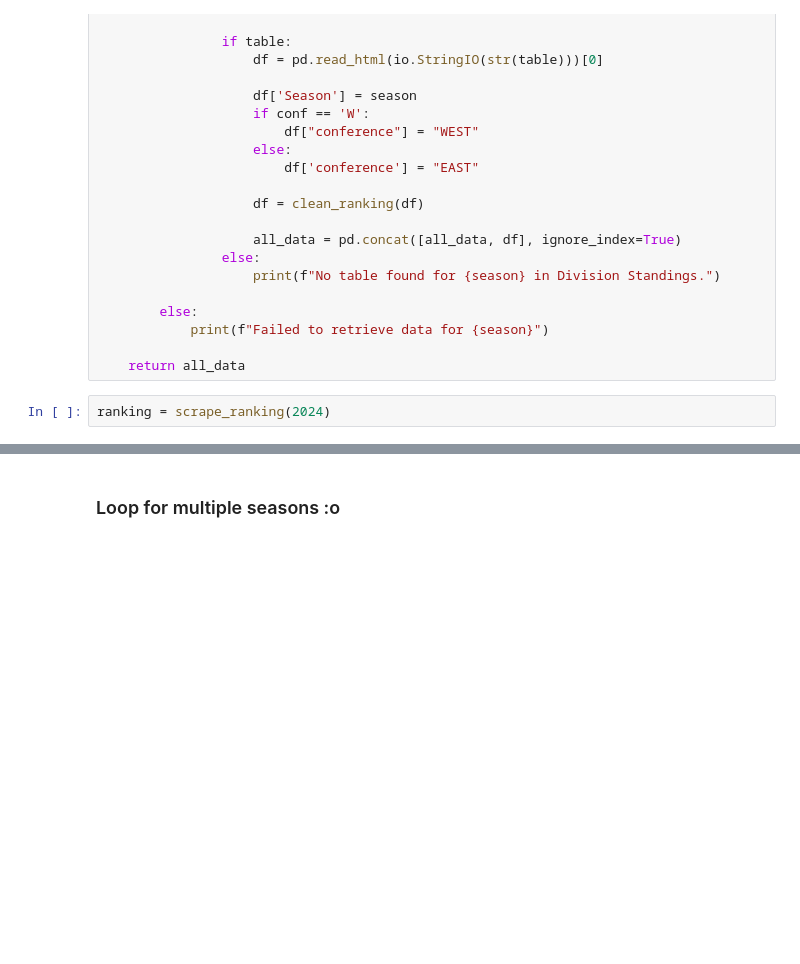
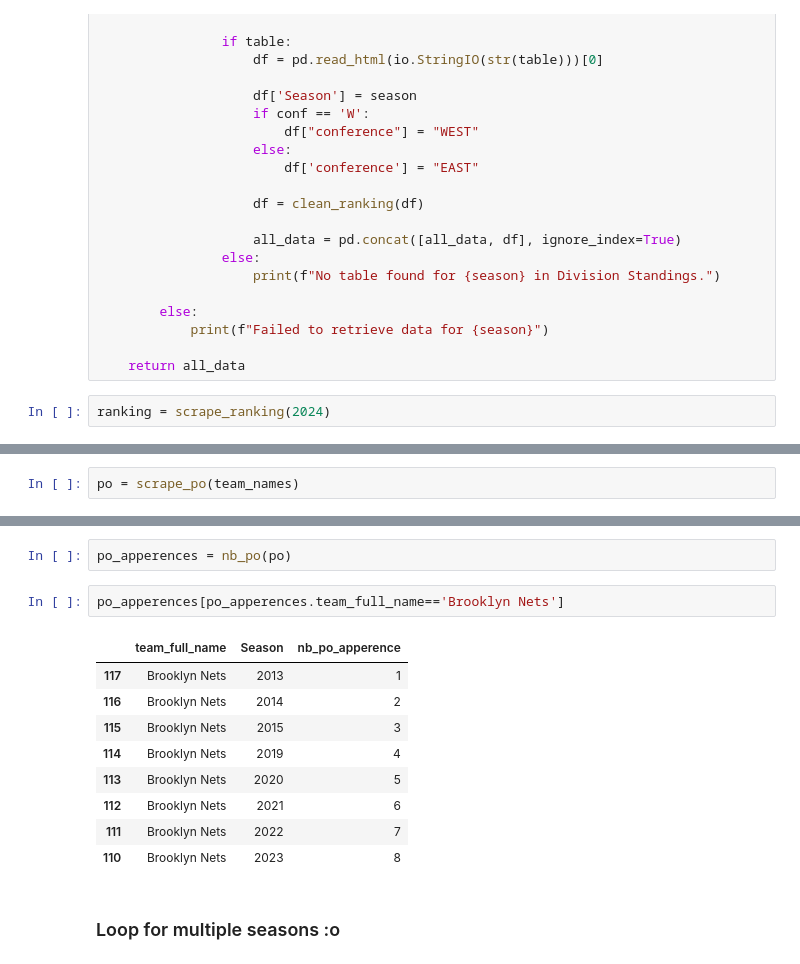
Before and after one commit to TomHavy/Nba-Standings-Prediction, a Jupyter notebook: notebooks/scrap-nba-data.ipynb, the cells around one changed output, grey strips where cells are left out. Cells and saved outputs as stored; diff of their text form; blank space fills up the shorter version.

```diff
--- a/notebooks/scrap-nba-data.ipynb
+++ b/notebooks/scrap-nba-data.ipynb
@@ -741,0 +714,2 @@ ranking = scrape_ranking(2024)
+# %%
+po = scrape_po(team_names)
@@ -742,3 +734,17 @@ ranking = scrape_ranking(2024)
+# %%
+po_apperences = nb_po(po)
+# %%
+po_apperences[po_apperences.team_full_name=='Brooklyn Nets']
+# %% [output]
+|  | team_full_name | Season | nb_po_apperence |
+| 117 | Brooklyn Nets | 2013 | 1 |
+| 116 | Brooklyn Nets | 2014 | 2 |
+| 115 | Brooklyn Nets | 2015 | 3 |
+| 114 | Brooklyn Nets | 2019 | 4 |
+| 113 | Brooklyn Nets | 2020 | 5 |
+| 112 | Brooklyn Nets | 2021 | 6 |
+| 111 | Brooklyn Nets | 2022 | 7 |
+| 110 | Brooklyn Nets | 2023 | 8 |
 # %% [markdown]
 ### Loop for multiple seasons :o
 # %%
```
Also changed, not shown: parts of 18 cells of this notebook.
